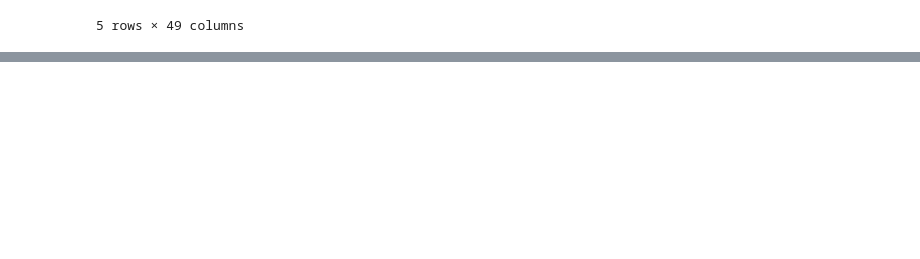
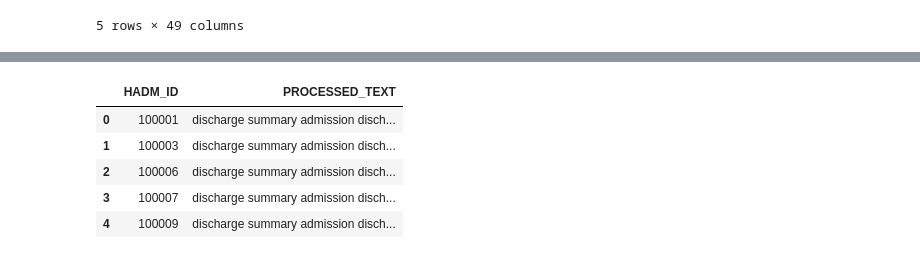
Before and after one commit to Govin9a/DataViz-Project-2023, a Jupyter notebook: Raw_Wrangling/PCP_Data_Wrangling.ipynb, the cells around one changed output, grey strips where cells are left out. Saved outputs shown, nothing was run; the diff lists cells and outputs as text; code cells hidden in the pictures; blank space fills up the shorter version.

```diff
--- a/Raw_Wrangling/PCP_Data_Wrangling.ipynb
+++ b/Raw_Wrangling/PCP_Data_Wrangling.ipynb
@@ -174,0 +262,3 @@ pcp_data.to_csv('../Data/PCP_Data.csv', index=False)
+# %%
+processed_notes = pd.read_csv('../Data/processed_notes.csv')
+pcp_data = pd.read_csv('../Data/PCP_Data.csv')
@@ -174,0 +274,9 @@ pcp_data.to_csv('../Data/PCP_Data.csv', index=False)
+# %%
+processed_notes.head()
+# %% [output]
+|  | HADM_ID | PROCESSED_TEXT |
+| 0 | 100001 | discharge summary admission disch... |
+| 1 | 100003 | discharge summary admission disch... |
+| 2 | 100006 | discharge summary admission disch... |
+| 3 | 100007 | discharge summary admission disch... |
+| 4 | 100009 | discharge summary admission disch... |
```
Also changed, not shown: parts of 14 cells of this notebook, 2 other files.
